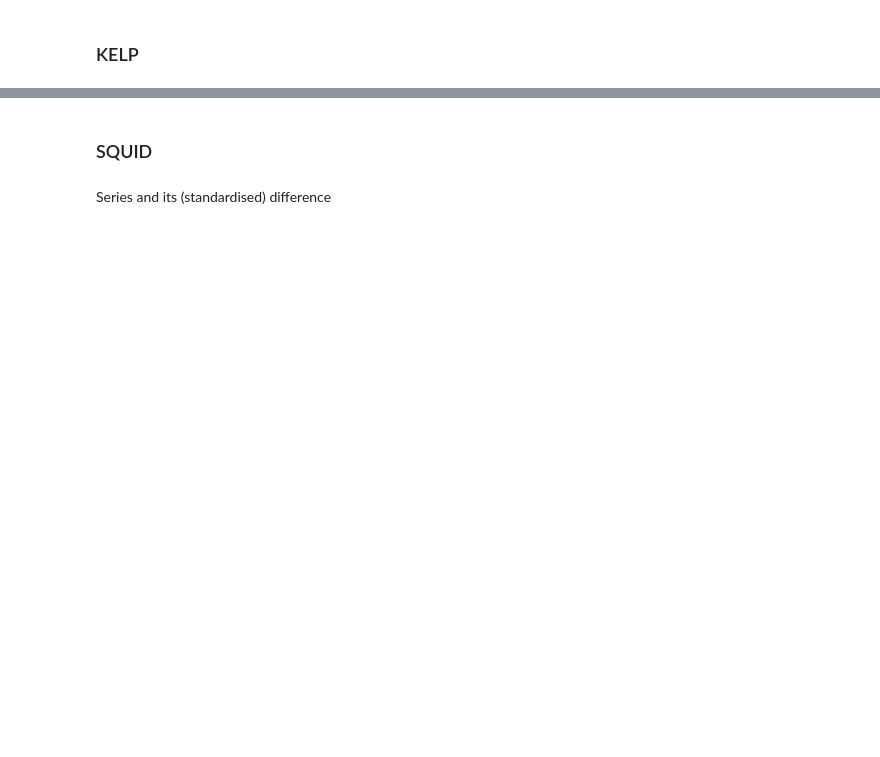
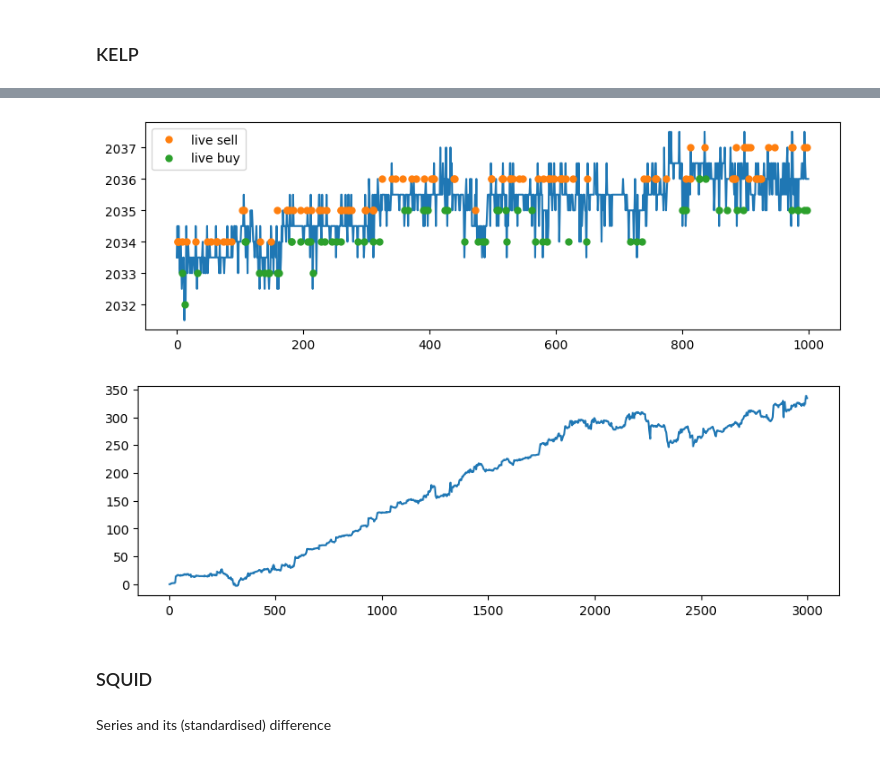
Before and after one commit to karinsim/Prosperity-by-IMC, a Jupyter notebook: round1.ipynb, the cells around one changed output, grey strips where cells are left out. Cells and saved outputs as stored; diff of their text form; code cells hidden in the pictures; blank space fills up the shorter version.

```diff
--- a/round1.ipynb
+++ b/round1.ipynb
@@ -84,15 +67,18 @@ sell_time_kelp = list(kelp_sell["timestamp"])
 sell_price_kelp = list(kelp_sell["price"])
 # %%
 plt.figure(figsize=(10,3))
-plt.plot(kelp["timestamp"]/100, kelp["mid_price"])
+plt.plot(PnL.loc[PnL["product"]=="KELP"].reset_index(drop=True)["mid_price"])
 plt.plot(np.array(sell_time_kelp)/100, sell_price_kelp, lw=0, ms=10, marker='.', label="live sell")
 plt.plot(np.array(buy_time_kelp)/100, buy_price_kelp, lw=0, ms=10, marker='.', label="live buy")
 plt.legend()
 plt.show()
 
 plt.figure(figsize=(10,3))
-plt.plot(kelp["timestamp"]/100, PnL.loc[PnL["product"]=="KELP"]["profit_and_loss"])
+plt.plot(PnL.loc[PnL["product"]=="KELP"]["profit_and_loss"])
 plt.show()
+# %% [output]
+[figure, added]
+[figure, added]
 # %% [markdown]
 ### SQUID
 # %% [markdown]
```
Also changed, not shown: parts of 34 cells of this notebook, 1 other file.
